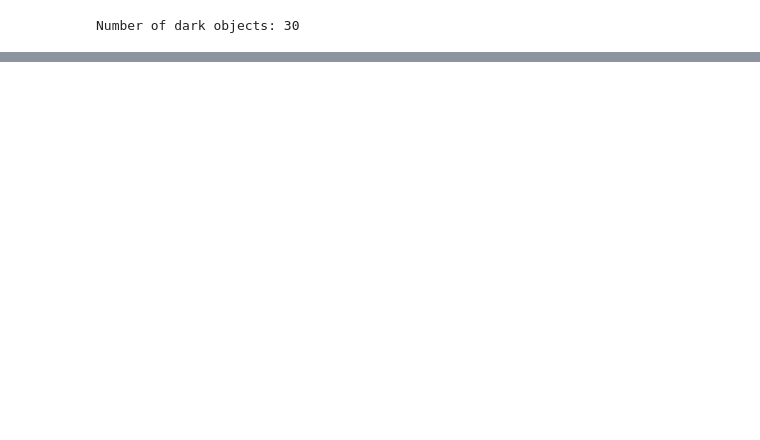
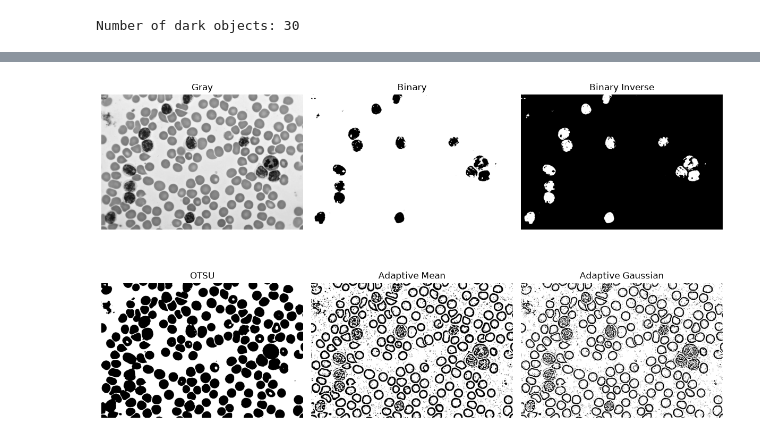
Before and after one commit to blaww803-boop/image-video-ai-2026-studentname, a Jupyter notebook: day-2/test-2.ipynb, the cells around one changed output, grey strips where cells are left out. Saved outputs shown, nothing was run; the diff lists cells and outputs as text; code cells hidden in the pictures; blank space fills up the shorter version.

```diff
--- a/day-2/test-2.ipynb
+++ b/day-2/test-2.ipynb
@@ -56,0 +111,80 @@ Number of dark objects: 30
+# %%
+import cv2
+import matplotlib.pyplot as plt
+
+# قراءة الصورة
+image = cv2.imread(
+    r"C:\Users\PC-LAB1\Downloads\WhatsApp Image 2026-09-22 at 11.27.28 AM.jpeg"
+)
+
+# تحويل إلى Gray
+gray = cv2.cvtColor(image, cv2.COLOR_BGR2GRAY)
+
+# 1 - Threshold عادي
+_, binary1 = cv2.threshold(gray, 127, 255, cv2.THRESH_BINARY)
+
+# 2 - Threshold عكسي
+_, binary2 = cv2.threshold(gray, 127, 255, cv2.THRESH_BINARY_INV)
+
+# 3 - OTSU
+_, binary3 = cv2.threshold(
+    gray, 0, 255,
+    cv2.THRESH_BINARY + cv2.THRESH_OTSU
+)
+
+# 4 - Adaptive Mean
+binary4 = cv2.adaptiveThreshold(
+    gray, 255,
+    cv2.ADAPTIVE_THRESH_MEAN_C,
+    cv2.THRESH_BINARY,
+    11, 2
+)
+
+# 5 - Adaptive Gaussian
+binary5 = cv2.adaptiveThreshold(
+    gray, 255,
+    cv2.ADAPTIVE_THRESH_GAUSSIAN_C,
+    cv2.THRESH_BINARY,
+    11, 2
+)
+
+# =========================
+# عرض النتائج باستخدام plt
+# =========================
+
+plt.figure(figsize=(12, 8))
+
+plt.subplot(2, 3, 1)
+plt.imshow(gray, cmap="gray")
+plt.title("Gray")
+plt.axis("off")
+
+plt.subplot(2, 3, 2)
+plt.imshow(binary1, cmap="gray")
+plt.title("Binary")
+plt.axis("off")
+
+plt.subplot(2, 3, 3)
+plt.imshow(binary2, cmap="gray")
+plt.title("Binary Inverse")
+plt.axis("off")
+
+plt.subplot(2, 3, 4)
+plt.imshow(binary3, cmap="gray")
+plt.title("OTSU")
+plt.axis("off")
+
+plt.subplot(2, 3, 5)
+plt.imshow(binary4, cmap="gray")
+plt.title("Adaptive Mean")
+plt.axis("off")
+
+plt.subplot(2, 3, 6)
+plt.imshow(binary5, cmap="gray")
+plt.title("Adaptive Gaussian")
+plt.axis("off")
+
+plt.tight_layout()
+plt.show()
+# %% [output]
+[figure, added]
```
Also changed, not shown: parts of 3 cells of this notebook, 10 other files.
